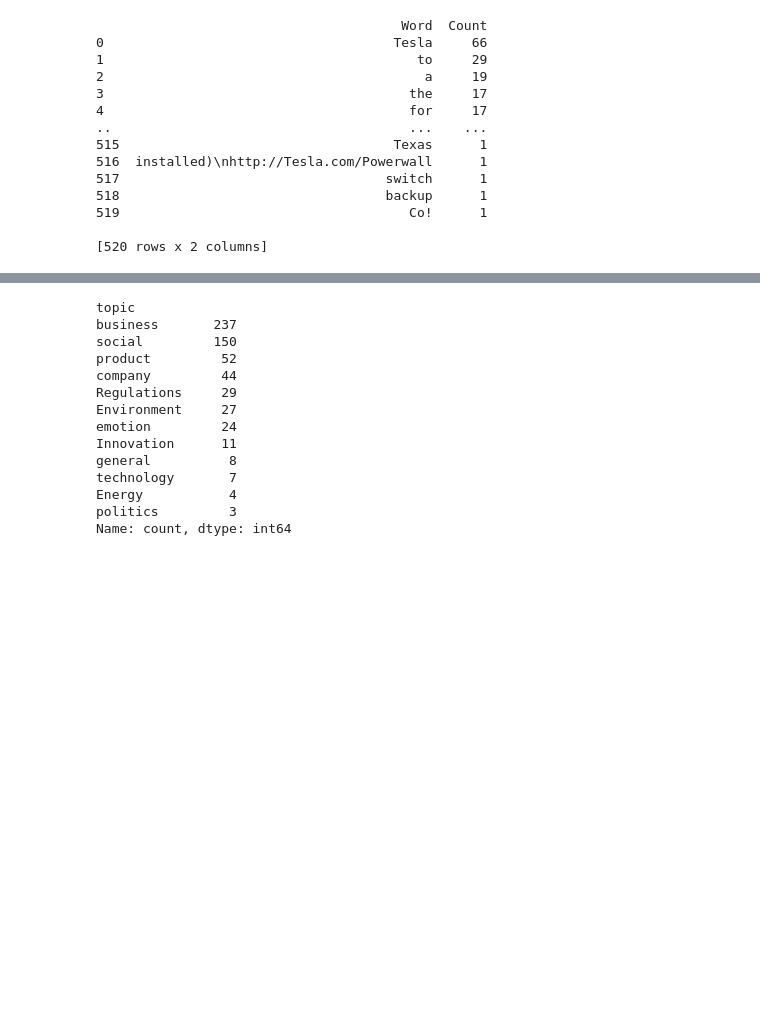
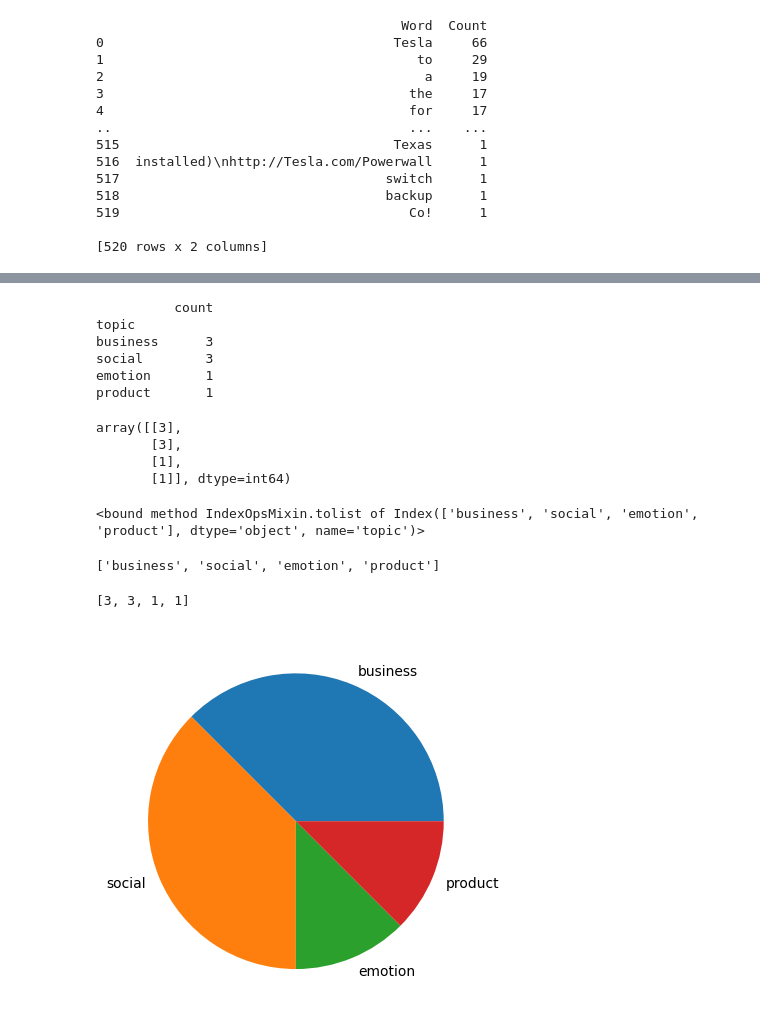
Before and after one commit to Ufoanbin/CodeWarrior_proj, a Jupyter notebook: topicAnalysis/topic_count.ipynb, the cells around one changed output, grey strips where cells are left out. Saved outputs shown, nothing was run; the diff lists cells and outputs as text; code cells hidden in the pictures; blank space fills up the shorter version.

```diff
--- a/topicAnalysis/topic_count.ipynb
+++ b/topicAnalysis/topic_count.ipynb
@@ -129,7 +187,7 @@ from nltk.corpus import wordnet
 
 def assign_category(word):
     try:
-        categories = ['business', 'company', 'emotion', 'social', 'technology', 'general', 'personal', 'product', 'politics','Energy', 'Environment', 'Innovation', 'Regulations']
+        categories = ['business', 'company', 'emotion', 'social', 'technology', 'general', 'product', 'politics', 'environment', 'innovation']
         max_similarity = -1  # 초기값 설정
         assigned_category = None
 
@@ -157,7 +215,7 @@ print(f"입력된 단어 '{word}'의 연관성이 가장 높은 카테고리: {a
 # %%
 # 토큰화된 단어와 주제 연결
 topic_conv_list=[]
-for k in allWordss:
+for k in punc_removed:
 
     assigned_category = assign_category(k)
     if assigned_category != None:
@@ -203,19 +249,45 @@ Name: count, Length: 346, dtype: int64
 # %%
 # tesla ceo 트윗관련 주제 빈도수
 topic_counts = df.groupby('topic').sum().sort_values(ascending=False)
+topic_counts = pd.DataFrame(topic_counts)
 print(topic_counts)
 # %% [output]
+          count
 topic
-business       237
-social         150
-product         52
-company         44
-Regulations     29
-Environment     27
-emotion         24
-Innovation      11
-general          8
-technology       7
-Energy           4
-politics         3
-Name: count, dtype: int64
+business      3
+social        3
+emotion       1
+product       1
+# %%
+topic_counts.values
+# %% [output]
+array([[3],
+       [3],
+       [1],
+       [1]], dtype=int64)
+# %%
+topic_counts.index.tolist
+# %% [output]
+<bound method IndexOpsMixin.tolist of Index(['business', 'social', 'emotion', 'product'], dtype='object', name='topic')>
+# %%
+topic_counts.index.values.tolist()
+# %% [output]
+['business', 'social', 'emotion', 'product']
+# %%
+topic_counts.values.tolist()
+
+flattened_list = [element for sublist in topic_counts.values.tolist() for element in sublist]
+
+print(flattened_list)
+# %% [output]
+[3, 3, 1, 1]
+# %%
+import matplotlib.pyplot as plt
+
+
+
+
+plt.pie(flattened_list,labels=topic_counts.index.values.tolist() )
+plt.show()
+# %% [output]
+[figure, added]
```
Also changed, not shown: parts of 12 cells of this notebook, 3 other files.
